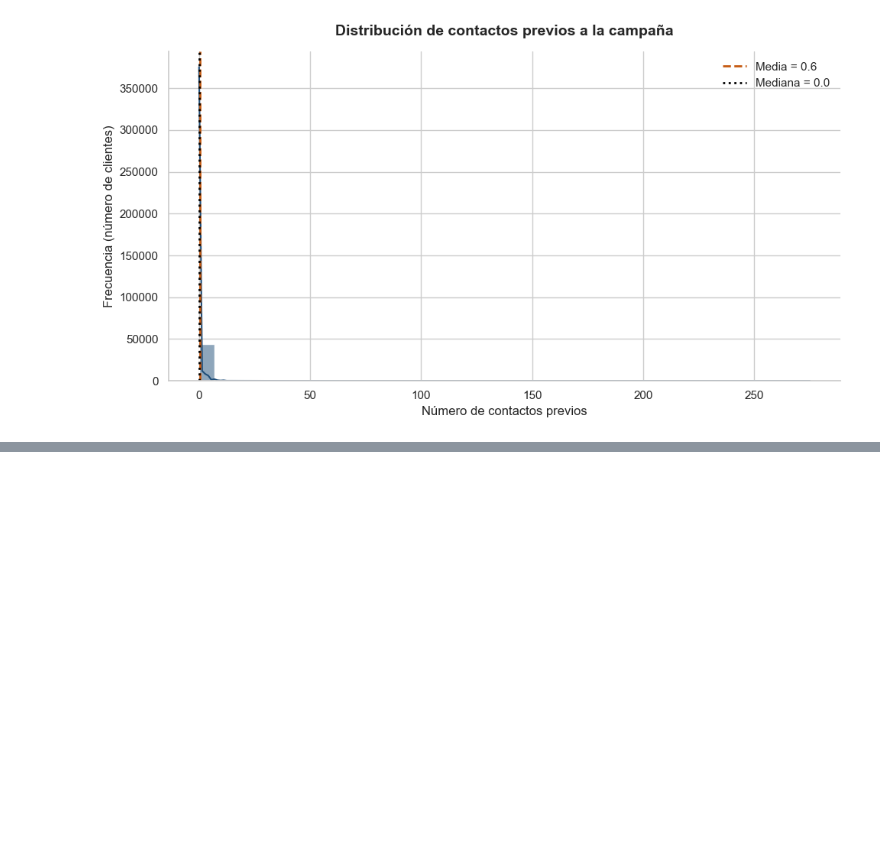
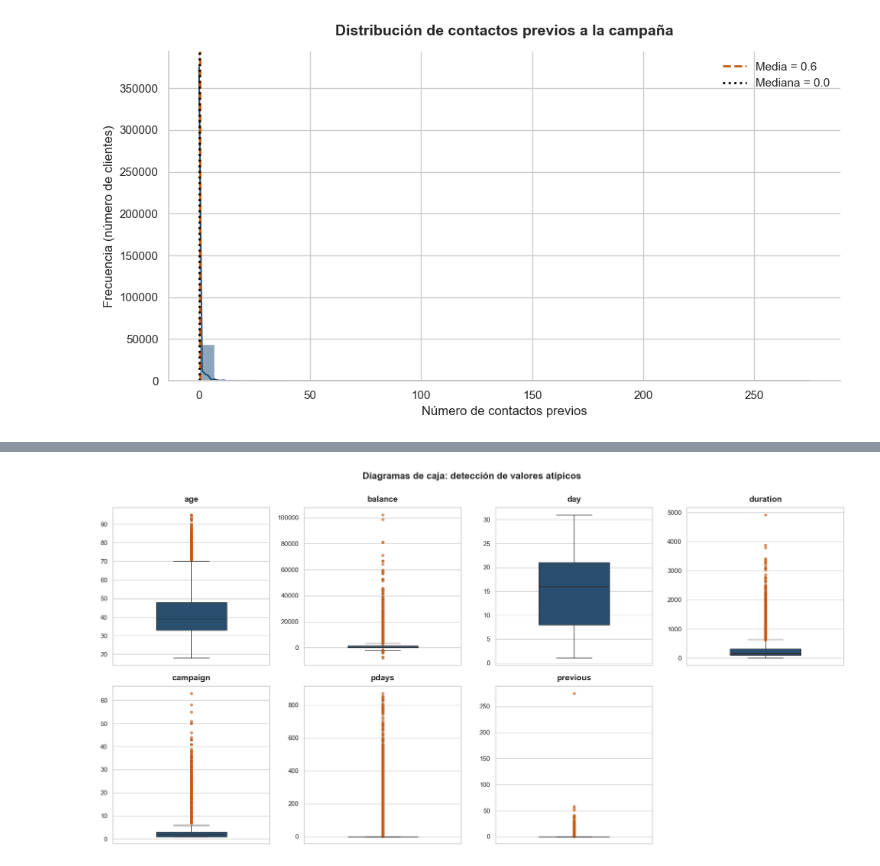
Before and after one commit to romanlopezroger-web/TRABAJO-FINAL-_MODULO_3, a Jupyter notebook: AED.ipynb, the cells around one changed output, grey strips where cells are left out. Saved outputs shown, nothing was run; the diff lists cells and outputs as text; code cells hidden in the pictures; blank space fills up the shorter version.

Commit message:
Se introduc los box plot para las variables cuantitativas

```diff
--- a/AED.ipynb
+++ b/AED.ipynb
@@ -578,0 +592,19 @@ histograma(df["previous"], "Distribución de contactos previos a la campaña", "
+# %%
+fig, ejes = plt.subplots(2, 4, figsize=(18, 9))
+ejes = ejes.flatten()
+
+for ax, columna in zip(ejes, CUANTITATIVAS):
+    sns.boxplot(y=df[columna].dropna(), color=COLOR_PRINCIPAL, width=0.45,
+                flierprops={"marker": "o", "markerfacecolor": COLOR_SECUNDARIO,
+                            "markeredgecolor": COLOR_SECUNDARIO, "markersize": 4, "alpha": 0.6},
+                ax=ax)
+    ax.set_title(columna, pad=10)
+    ax.set_ylabel("")
+
+ejes[-1].set_visible(False)  # Oculta el espacio sobrante de la cuadrícula
+fig.suptitle("Diagramas de caja: detección de valores atípicos", fontsize=16,
+             fontweight="bold", y=1.0)
+plt.tight_layout()
+plt.show()
+# %% [output]
+[figure, added]
```
Also changed, not shown: parts of 13 cells of this notebook.
